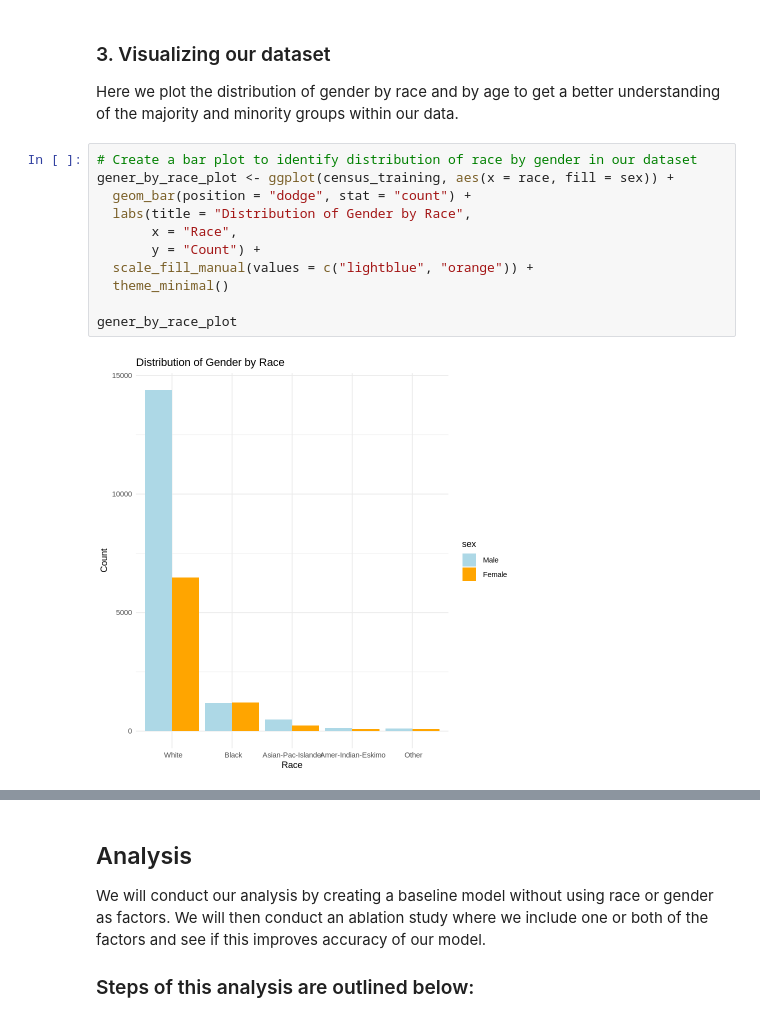
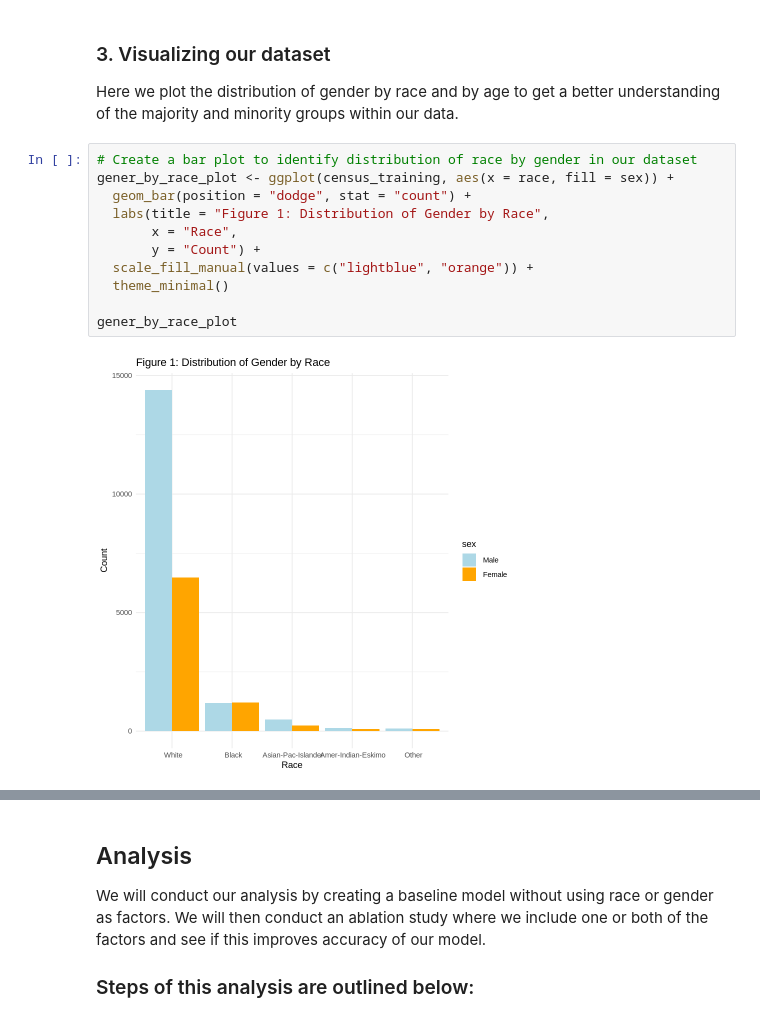
Before and after one commit to Shiva-Chandnani/GROUP_PROJECT, a Jupyter notebook: Final_Report.ipynb, the cells around one changed output, grey strips where cells are left out. Cells and saved outputs as stored; diff of their text form.

```diff
--- a/Final_Report.ipynb
+++ b/Final_Report.ipynb
@@ -161,16 +162,16 @@ Here we plot the distribution of gender by race and by age to get a better under
 # %%
 # Create a bar plot to identify distribution of race by gender in our dataset
 gener_by_race_plot <- ggplot(census_training, aes(x = race, fill = sex)) +
   geom_bar(position = "dodge", stat = "count") +
-  labs(title = "Distribution of Gender by Race",
+  labs(title = "Figure 1: Distribution of Gender by Race",
        x = "Race",
        y = "Count") +
   scale_fill_manual(values = c("lightblue", "orange")) +
   theme_minimal()
 
 gener_by_race_plot
 # %% [output]
-[figure, old version]
+[figure, new version]
 # %%
 # Create a bar plot to identify distribution of ager by gender in our dataset
 gender_by_age_plot <- ggplot(census_training, aes(x = age, fill = sex)) +
```
Also changed, not shown: parts of 37 cells of this notebook.
